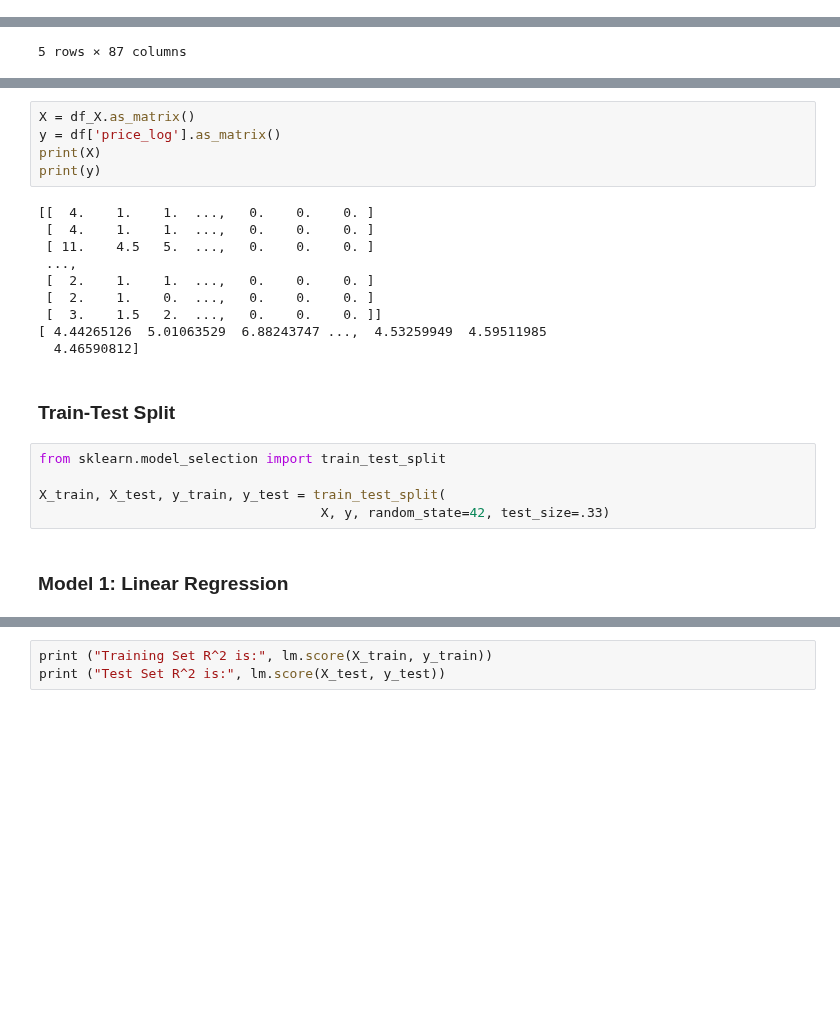
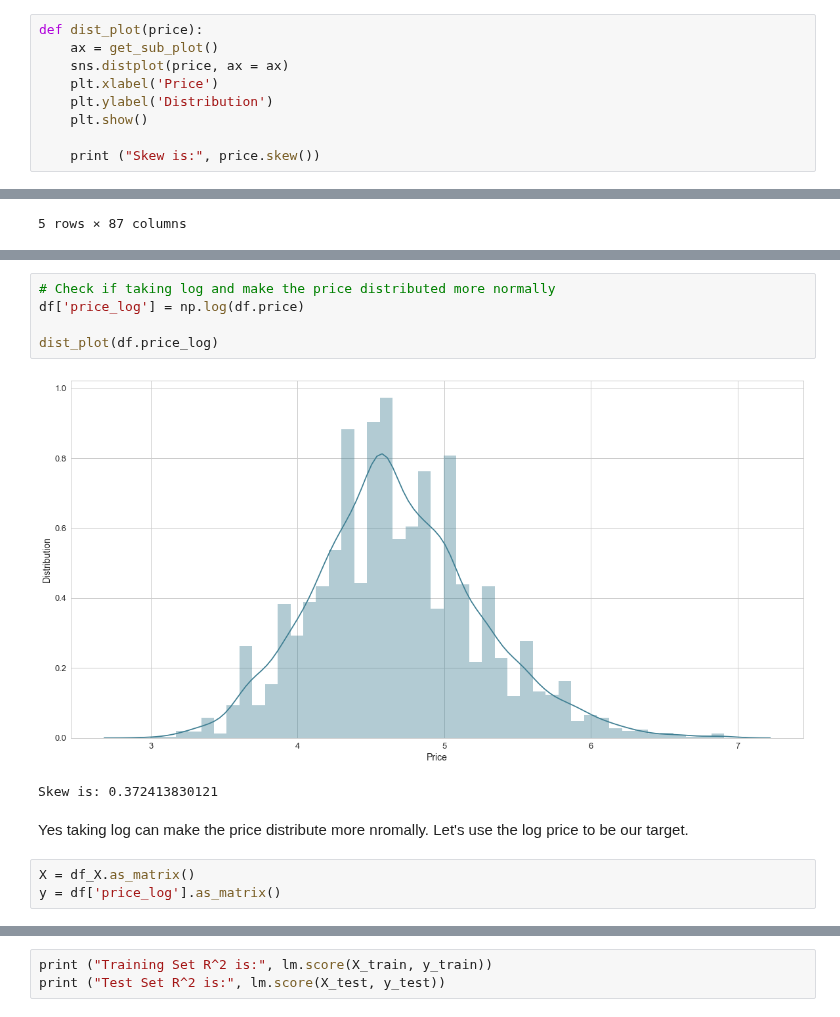
Before and after one commit to nicolechao/springboard-data-science, a Jupyter notebook: Capstone 1/Modeling/modeling.ipynb, the cells around one changed output, grey strips where cells are left out. Drawn from its saved outputs; the diff is of its cells as text; blank space fills up the shorter version.

```diff
--- a/Capstone 1/Modeling/modeling.ipynb
+++ b/Capstone 1/Modeling/modeling.ipynb
@@ -61,0 +69,9 @@ def get_sub_plot(width = 20, height = 10, label_font_size = 14, tick_font_size =
+# %%
+def dist_plot(price):
+    ax = get_sub_plot()
+    sns.distplot(price, ax = ax)
+    plt.xlabel('Price')
+    plt.ylabel('Distribution')
+    plt.show()
+
+    print ("Skew is:", price.skew())
@@ -120,25 +153,14 @@ df_X.head()
+# %%
+# Check if taking log and make the price distributed more normally
+df['price_log'] = np.log(df.price)
+
+dist_plot(df.price_log)
+# %% [output]
+[figure, added]
+Skew is: 0.372413830121
+# %% [markdown]
+Yes taking log can make the price distribute more nromally. Let's use the log price to be our target.
 # %%
 X = df_X.as_matrix()
 y = df['price_log'].as_matrix()
-print(X)
-print(y)
-# %% [output]
-[[  4.    1.    1.  ...,   0.    0.    0. ]
- [  4.    1.    1.  ...,   0.    0.    0. ]
- [ 11.    4.5   5.  ...,   0.    0.    0. ]
- ...,
- [  2.    1.    1.  ...,   0.    0.    0. ]
- [  2.    1.    0.  ...,   0.    0.    0. ]
- [  3.    1.5   2.  ...,   0.    0.    0. ]]
-[ 4.44265126  5.01063529  6.88243747 ...,  4.53259949  4.59511985
-  4.46590812]
-# %% [markdown]
-### Train-Test Split
-# %%
-from sklearn.model_selection import train_test_split
-
-X_train, X_test, y_train, y_test = train_test_split(
-                                    X, y, random_state=42, test_size=.33)
-# %% [markdown]
-### Model 1: Linear Regression
 # %%
```
Also changed, not shown: parts of 21 cells of this notebook.
